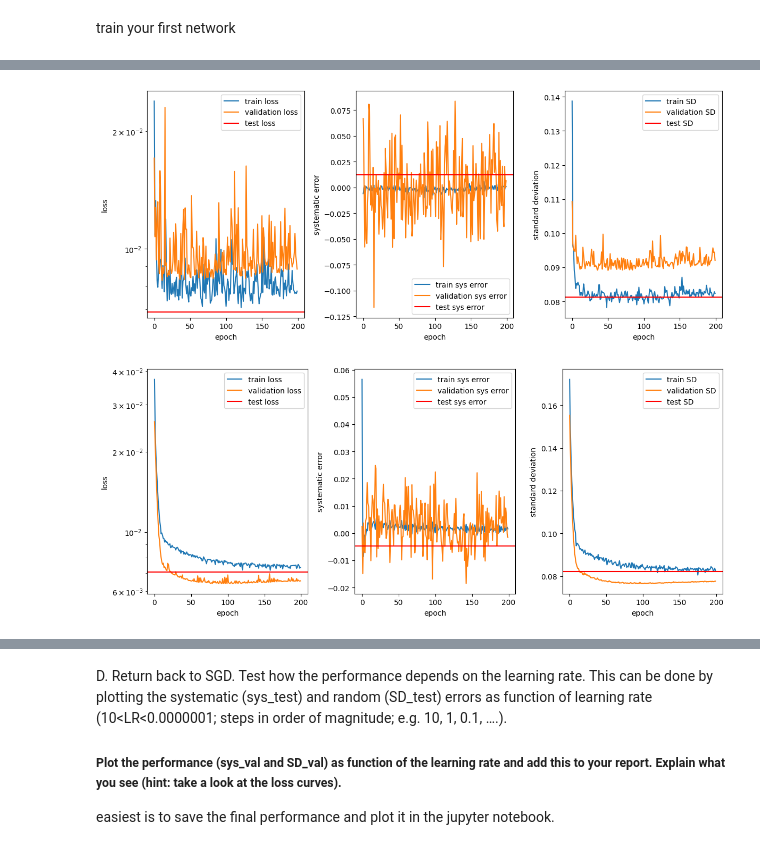
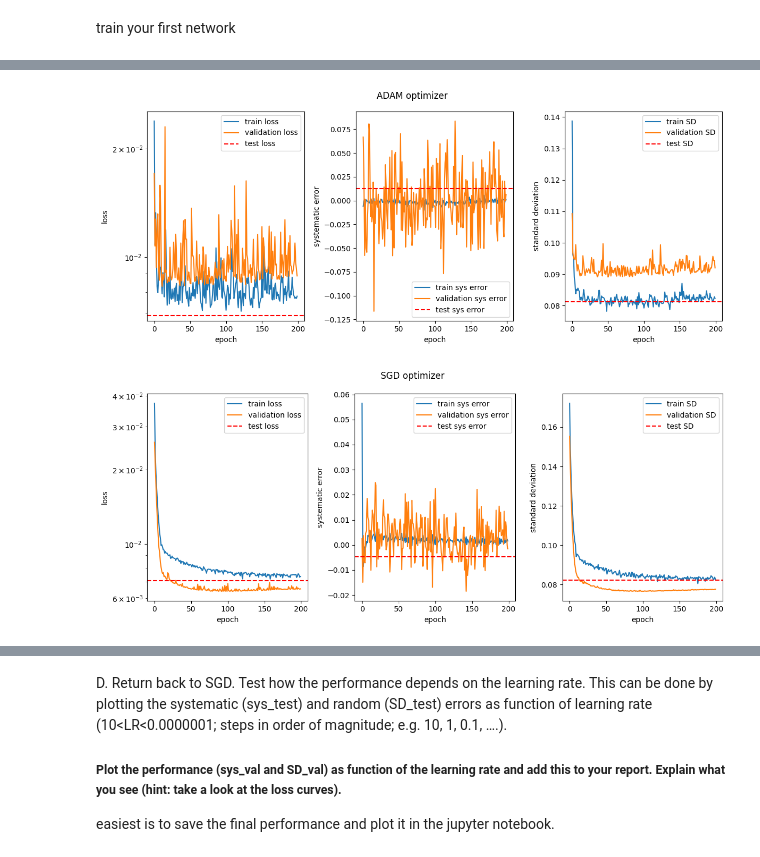
Before and after one commit to yoadvp-bit/Medical_deep_learning, a Jupyter notebook: Assignment 1/exercise_1.ipynb, the cells around one changed output, grey strips where cells are left out. Drawn from its saved outputs; the diff is of its cells as text; code cells hidden in the pictures.

Commit message:
added comparison plot for SGD vs adam

```diff
--- a/Assignment 1/exercise_1.ipynb
+++ b/Assignment 1/exercise_1.ipynb
@@ -330,39 +330,43 @@ plot_data_ADAM, SD_test_ADAM, sys_test_ADAM, test_loss_ADAM = train_network('tes
 # %%
 fig,axs = plt.subplots(1, 3, figsize=(12, 5))
 
+fig.suptitle('ADAM optimizer')
+
 axs[0].semilogy(plot_data_ADAM['train_loss'])
 axs[0].semilogy(plot_data_ADAM['val_loss'])
-axs[0].axhline(y=test_loss_ADAM, color='r', linestyle='-')
+axs[0].axhline(y=test_loss_ADAM, color='r', linestyle='--')
 axs[0].legend(['train loss', 'validation loss', 'test loss'])
 axs[0].set_xlabel('epoch')
 axs[0].set_ylabel('loss')
 
 
 axs[1].plot(plot_data_ADAM['sys_train'])
 axs[1].plot(plot_data_ADAM['sys_val'])
-axs[1].axhline(y=sys_test_ADAM, color='r', linestyle='-')
+axs[1].axhline(y=sys_test_ADAM, color='r', linestyle='--')
 axs[1].legend(['train sys error', 'validation sys error', 'test sys error'])
 axs[1].set_xlabel('epoch')
 axs[1].set_ylabel('systematic error')
 
 
 axs[2].plot(plot_data_ADAM['SD_train'])
 axs[2].plot(plot_data_ADAM['SD_val'])
-axs[2].axhline(y=SD_test_ADAM, color='r', linestyle='-')
+axs[2].axhline(y=SD_test_ADAM, color='r', linestyle='--')
 axs[2].legend(['train SD', 'validation SD', 'test SD'])
 axs[2].set_xlabel('epoch')
 axs[2].set_ylabel('standard deviation')
 
 fig.tight_layout()
 fig.show()
 # %% [output]
-[figure, old version]
+[figure, new version]
 # %%
 fig,axs = plt.subplots(1, 3, figsize=(12, 5))
 
+fig.suptitle('SGD optimizer')
+
 axs[0].semilogy(plot_data_SGD['train_loss'])
 axs[0].semilogy(plot_data_SGD['val_loss'])
-axs[0].axhline(y=test_loss_SGD, color='r', linestyle='-')
+axs[0].axhline(y=test_loss_SGD, color='r', linestyle='--')
 axs[0].legend(['train loss', 'validation loss', 'test loss'])
 axs[0].set_xlabel('epoch')
 axs[0].set_ylabel('loss')
@@ -370,7 +374,7 @@ axs[0].set_ylabel('loss')
 
 axs[1].plot(plot_data_SGD['sys_train'])
 axs[1].plot(plot_data_SGD['sys_val'])
-axs[1].axhline(y=sys_test_SGD, color='r', linestyle='-')
+axs[1].axhline(y=sys_test_SGD, color='r', linestyle='--')
 axs[1].legend(['train sys error', 'validation sys error', 'test sys error'])
 axs[1].set_xlabel('epoch')
 axs[1].set_ylabel('systematic error')
@@ -378,7 +382,7 @@ axs[1].set_ylabel('systematic error')
 
 axs[2].plot(plot_data_SGD['SD_train'])
 axs[2].plot(plot_data_SGD['SD_val'])
-axs[2].axhline(y=SD_test_SGD, color='r', linestyle='-')
+axs[2].axhline(y=SD_test_SGD, color='r', linestyle='--')
 axs[2].legend(['train SD', 'validation SD', 'test SD'])
 axs[2].set_xlabel('epoch')
 axs[2].set_ylabel('standard deviation')
@@ -386,4 +390,4 @@ axs[2].set_ylabel('standard deviation')
 fig.tight_layout()
 fig.show()
 # %% [output]
-[figure, old version]
+[figure, new version]
```
Also changed, not shown: parts of 2 cells of this notebook.
